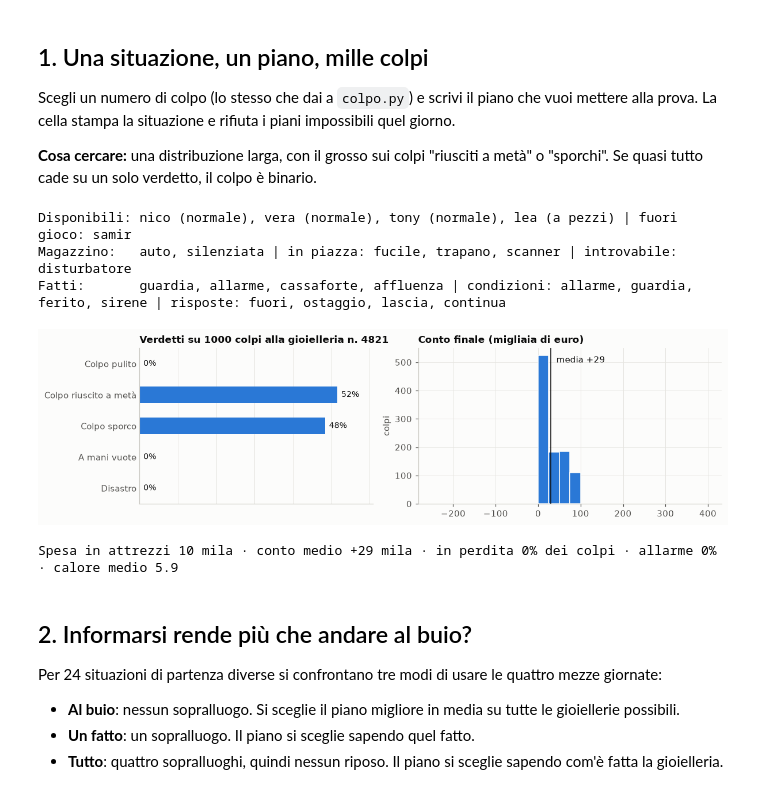
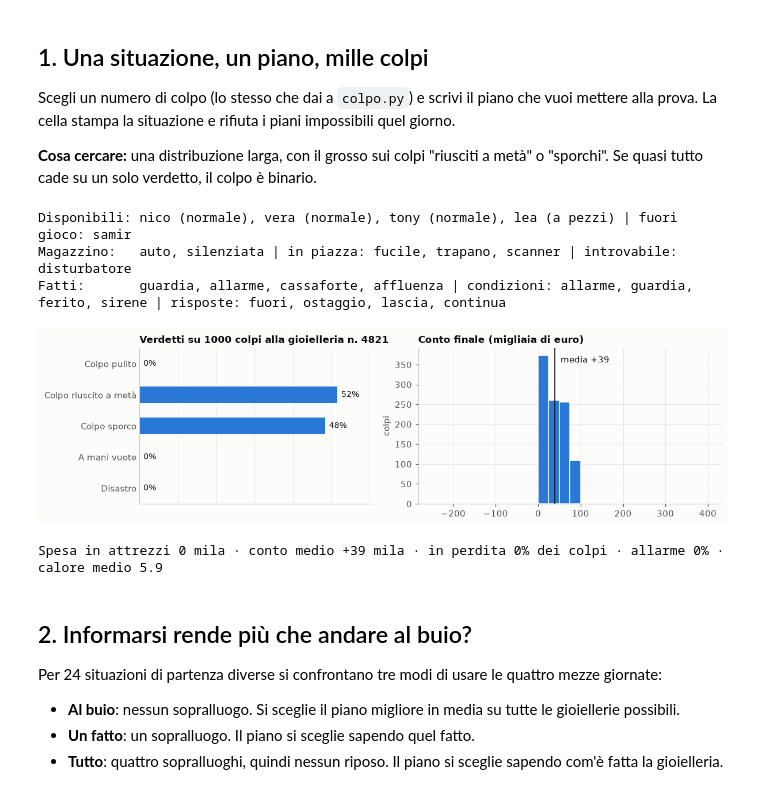
Before and after one commit to mbhrlive/gtatactics, a Jupyter notebook: prototipo/analisi.ipynb, the cells around one changed output. Saved outputs shown, nothing was run; the diff lists cells and outputs as text; code cells hidden in the pictures.

```diff
--- a/prototipo/analisi.ipynb
+++ b/prototipo/analisi.ipynb
@@ -52,36 +52,36 @@ print("Magazzino:  ", ", ".join(sorted(sc.magazzino)), "| in piazza:", ", ".join
 print("Fatti:      ", ", ".join(C.FATTI), "| condizioni:", ", ".join(C.CONDIZIONI), "| risposte:", ", ".join(C.RISPOSTE))
 
 MIO_PIANO = C.Piano(
     sala="vera", cassaforte="nico", volante="lea",
-    equip=frozenset({"silenziata", "auto", "scanner"}),
+    equip=frozenset({"silenziata", "auto"}),   # uno a testa: sala, cassaforte, volante
     sopralluoghi=frozenset({"guardia", "allarme", "cassaforte"}),
     riposi=("lea",),
     battute=2,
     piani_b={"allarme": "fuori", "sirene": "fuori"},
 )
 assert not MIO_PIANO.errori(sc), MIO_PIANO.errori(sc)
 
 r = random.Random(1)
 esiti = [C.gioca(sc, MIO_PIANO, r.random(), ISTINTO) for _ in range(1000)]
 media = st.mean(e.conto for e in esiti)
 ordine = ["COLPO PULITO", "COLPO RIUSCITO A METÀ", "COLPO SPORCO", "A MANI VUOTE", "DISASTRO"]
 quote = collections.Counter(e.verdetto for e in esiti)
 
 fig, (a, b) = plt.subplots(1, 2, figsize=(11, 3.2), gridspec_kw={"width_ratios": [1, 1.3]})
 barre(a, [v.capitalize() for v in ordine], [quote[v] / len(esiti) for v in ordine], f"Verdetti su 1000 colpi alla gioielleria n. {COLPO}")
 b.hist([e.conto for e in esiti], bins=range(-250, 401, 25), color=BLU, edgecolor="#fcfcfb", linewidth=1)
 b.axvline(media, color=INCHIOSTRO, linewidth=1)
 b.text(media, b.get_ylim()[1] * 0.95, f"  media {media:+.0f}", color=INCHIOSTRO, va="top")
 b.set_title("Conto finale (migliaia di euro)"); b.set_ylabel("colpi")
 plt.tight_layout(); plt.show()
 print(f"Spesa in attrezzi {MIO_PIANO.spesa(sc)} mila · conto medio {media:+.0f} mila · in perdita {sum(e.conto < 0 for e in esiti)/len(esiti):.0%} dei colpi · "
       f"allarme {sum(e.allarme for e in esiti)/len(esiti):.0%} · calore medio {st.mean(e.calore for e in esiti):.1f}")
 # %% [output]
 Disponibili: nico (normale), vera (normale), tony (normale), lea (a pezzi) | fuori gioco: samir
 Magazzino:   auto, silenziata | in piazza: fucile, trapano, scanner | introvabile: disturbatore
 Fatti:       guardia, allarme, cassaforte, affluenza | condizioni: allarme, guardia, ferito, sirene | risposte: fuori, ostaggio, lascia, continua
-[figure, old version]
+[figure, new version]
-Spesa in attrezzi 10 mila · conto medio +29 mila · in perdita 0% dei colpi · allarme 0% · calore medio 5.9
+Spesa in attrezzi 0 mila · conto medio +39 mila · in perdita 0% dei colpi · allarme 0% · calore medio 5.9
 # %% [markdown]
 ## 2. Informarsi rende più che andare al buio?
 
```
Also changed, not shown: parts of 4 cells of this notebook, 2 other files.
